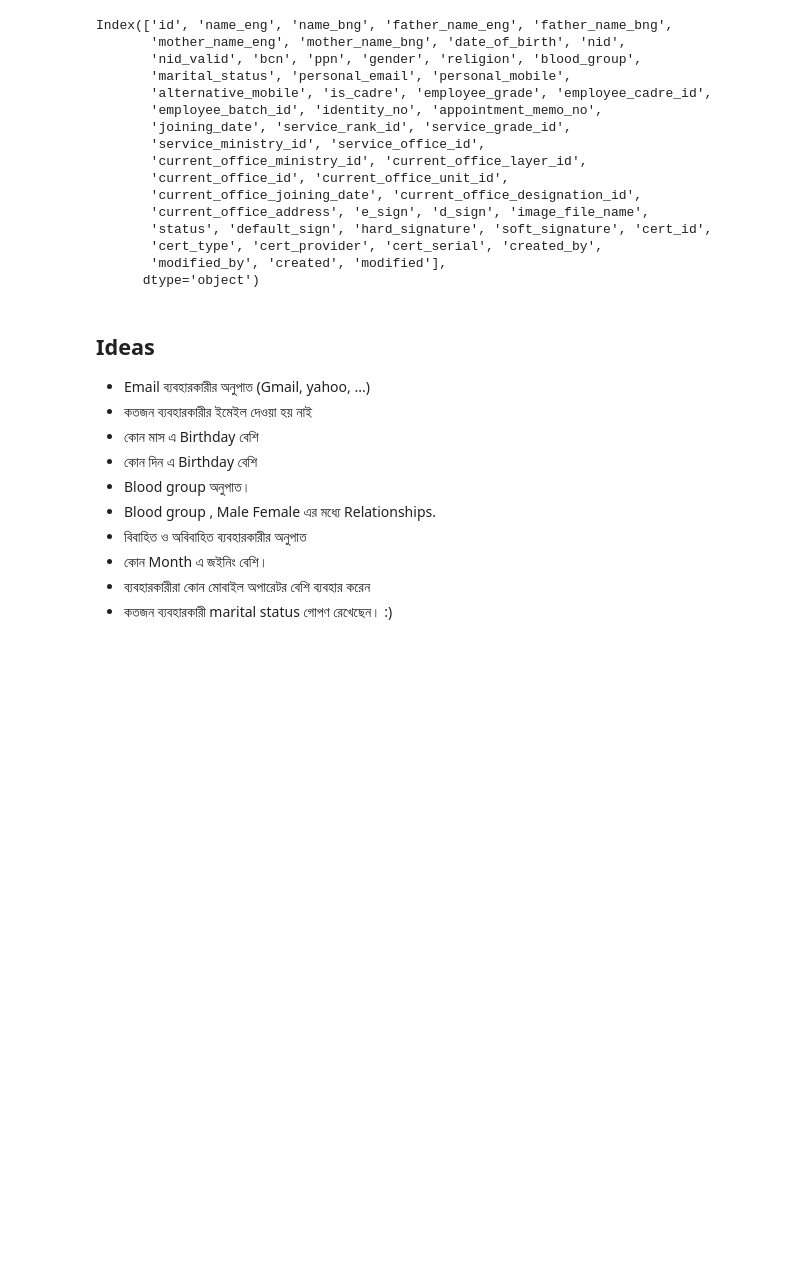
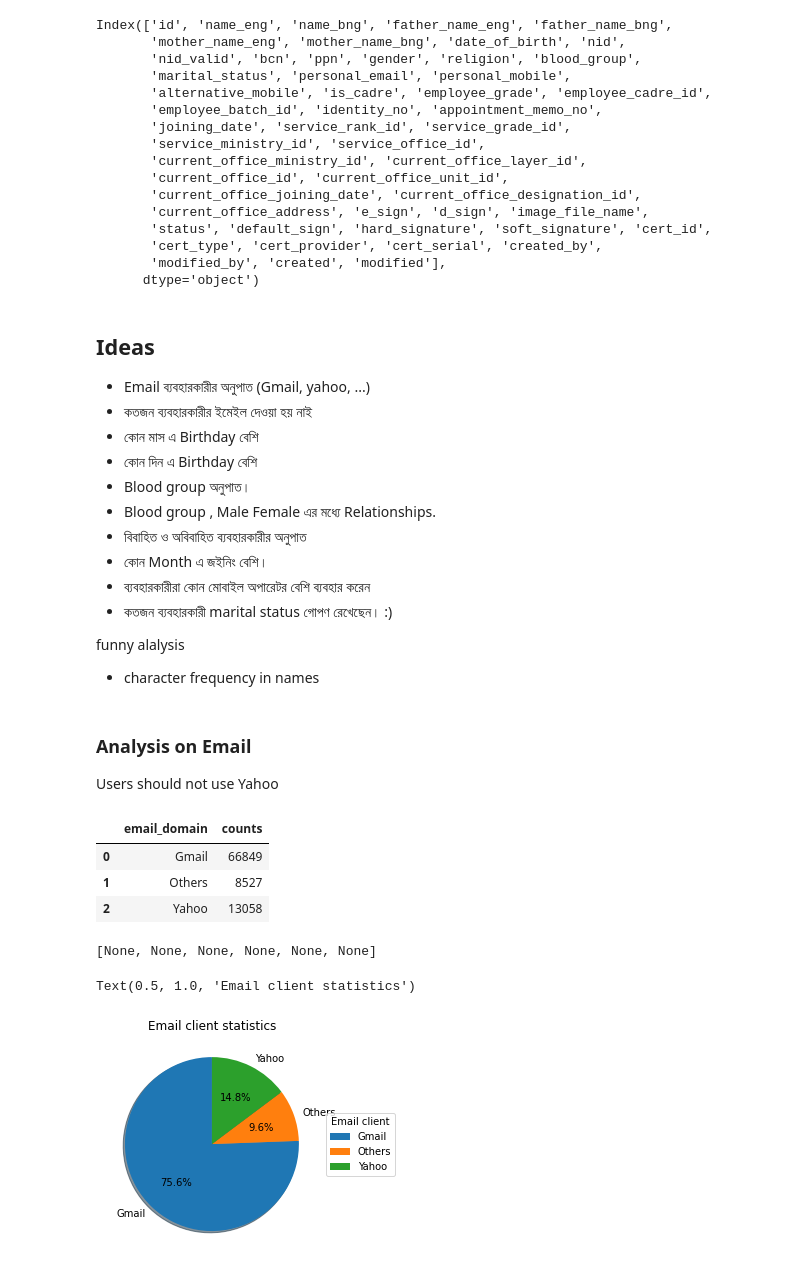
Before and after one commit to shahid-ullah/data_analysis, a Jupyter notebook: notebooks/tappware/dnothi/employee_records.ipynb, the cells around one changed output. Saved outputs shown, nothing was run; the diff lists cells and outputs as text; code cells hidden in the pictures; blank space fills up the shorter version.

```diff
--- a/notebooks/tappware/dnothi/employee_records.ipynb
+++ b/notebooks/tappware/dnothi/employee_records.ipynb
@@ -58,10 +51,54 @@ Index(['id', 'name_eng', 'name_bng', 'father_name_eng', 'father_name_bng',
 - কোন Month এ জইনিং বেশি।
 - ব্যবহারকারীরা কোন মোবাইল অপারেটর বেশি ব্যবহার করেন
 - কতজন ব্যবহারকারী marital status গোপণ রেখেছেন। :)
+
+
+funny alalysis
+- character frequency in names
+# %% [markdown]
+### Analysis on Email
+
+Users should not use Yahoo
 # %%
 df_email = df[~df.personal_email.isnull()].copy(deep=True)
 # df_email = df.personal_email
 # dir(df_email.str)
 df_email['email_domain'] = df_email['personal_email'].str.extract(r'@(\w+)\.')
 # df_email.plot(kind='bar')
+# %%
+df_email = df[~df.personal_email.isnull()].copy(deep=True)
+df_email['email_domain'] = df_email['personal_email'].str.split('@', expand=True)[1]
+df_email['email_domain'] =  df_email['email_domain'].str.strip()
+
+df_email['email_domain'] = df_email['email_domain'].map({'gmail.com': 'Gmail', 'yahoo.com': 'Yahoo'})
+df_email['email_domain'] = df_email['email_domain'].fillna('Others')
+df_email = df_email.groupby('email_domain').size().reset_index(name='counts')
+# df_email['email_domain'] = ['email_domain'].str.lower()
+# df_email.email_domain.value_counts()[:10]
+# %%
+
+# df_email = df_email.groupby('email_domain').size().reset_index(name='counts')
+df_email
+# %% [output]
+|  | email_domain | counts |
+| 0 | Gmail | 66849 |
+| 1 | Others | 8527 |
+| 2 | Yahoo | 13058 |
+# %%
+# creating the dataset
+labels = df_email['email_domain']
+values = df_email['counts']
+fig1, ax = plt.subplots()
+wedges, texts, autotexts = ax.pie(values, labels=labels, autopct='%1.1f%%',
+        shadow=True, startangle=90)
+_ = ax1.axis('equal')  # Equal aspect ratio ensures that pie is drawn as a circle.
+_ = ax.legend(wedges, labels, title="Email client", loc="center left", bbox_to_anchor=(1, 0, 0.5, 1))
+
+plt.setp(autotexts, size=10, weight=500)
+ax.set_title("Email client statistics")
+plt.show()
+# %% [output]
+[None, None, None, None, None, None]
+Text(0.5, 1.0, 'Email client statistics')
+[figure, added]
 # %%
```
Also changed, not shown: parts of 5 cells of this notebook, 1 other file.
